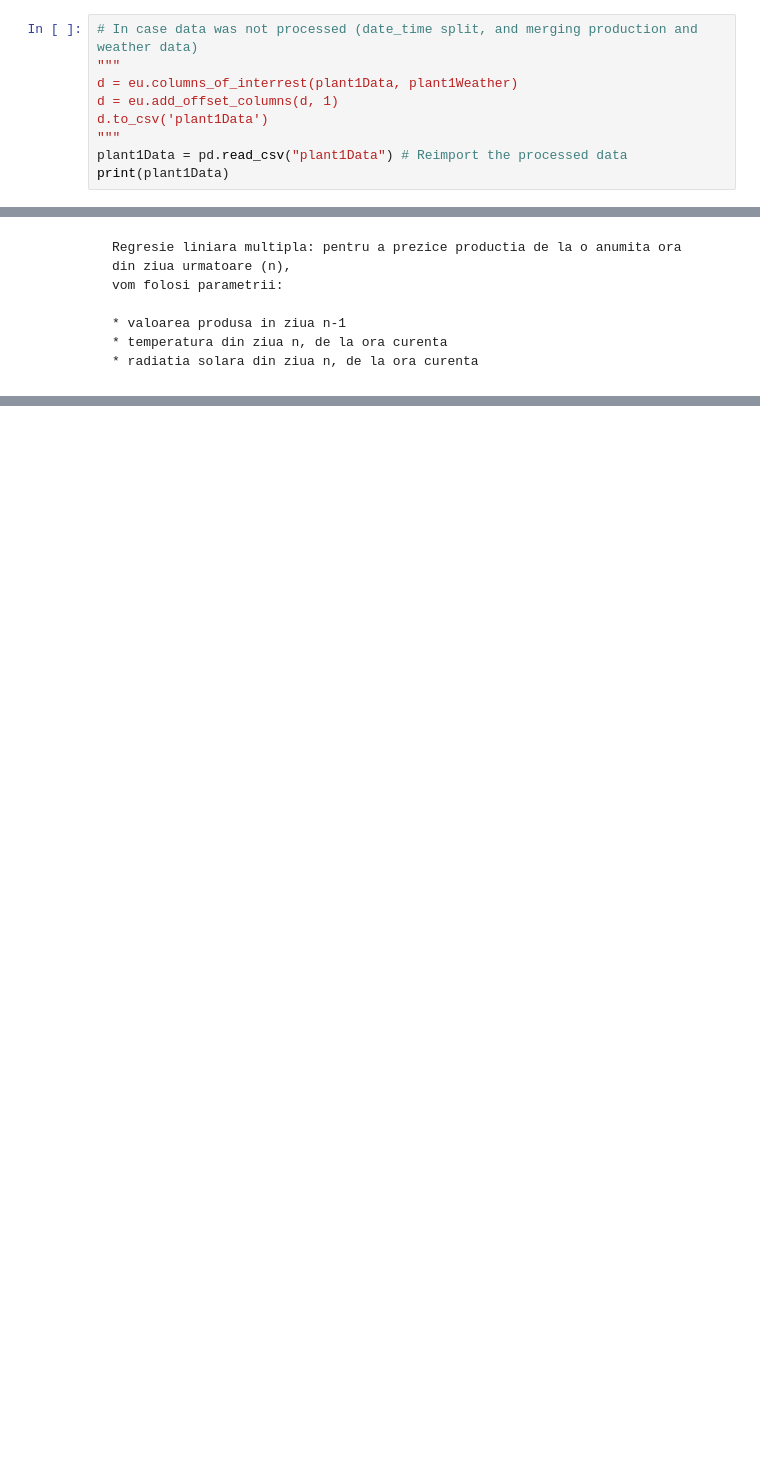
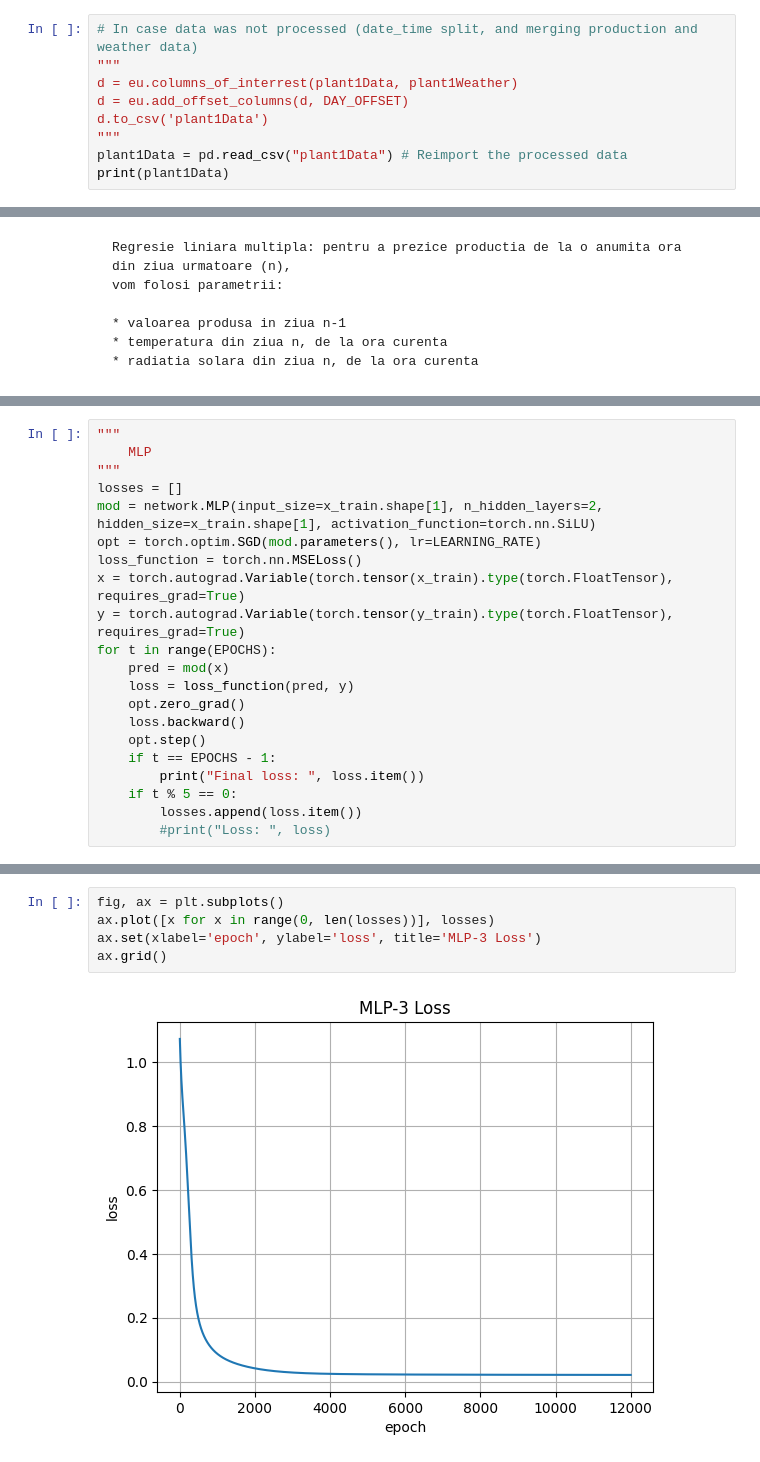
Before and after one commit to CiprianRegus/solar, a Jupyter notebook: Untitled.ipynb, the cells around one changed output, grey strips where cells are left out. Drawn from its saved outputs; the diff is of its cells as text; blank space fills up the shorter version.

```diff
--- a/Untitled.ipynb
+++ b/Untitled.ipynb
@@ -143,7 +153,7 @@ Name: AMBIENT_TEMPERATURE, Length: 3182, dtype: float64
 # In case data was not processed (date_time split, and merging production and weather data)
 """
 d = eu.columns_of_interrest(plant1Data, plant1Weather)
-d = eu.add_offset_columns(d, 1)
+d = eu.add_offset_columns(d, DAY_OFFSET)
 d.to_csv('plant1Data')
 """
 plant1Data = pd.read_csv("plant1Data") # Reimport the processed data
@@ -406,0 +400,21 @@ ax.grid()
+# %%
+"""
+    MLP
+"""
+losses = []
+mod = network.MLP(input_size=x_train.shape[1], n_hidden_layers=2, hidden_size=x_train.shape[1], activation_function=torch.nn.SiLU)
+opt = torch.optim.SGD(mod.parameters(), lr=LEARNING_RATE)
+loss_function = torch.nn.MSELoss()
+x = torch.autograd.Variable(torch.tensor(x_train).type(torch.FloatTensor), requires_grad=True)
+y = torch.autograd.Variable(torch.tensor(y_train).type(torch.FloatTensor), requires_grad=True)
+for t in range(EPOCHS):
+    pred = mod(x)
+    loss = loss_function(pred, y)
+    opt.zero_grad()
+    loss.backward()
+    opt.step()
+    if t == EPOCHS - 1:
+        print("Final loss: ", loss.item())
+    if t % 5 == 0:
+        losses.append(loss.item())
+        #print("Loss: ", loss)
@@ -406,0 +423,7 @@ ax.grid()
+# %%
+fig, ax = plt.subplots()
+ax.plot([x for x in range(0, len(losses))], losses)
+ax.set(xlabel='epoch', ylabel='loss', title='MLP-3 Loss')
+ax.grid()
+# %% [output]
+[figure, added]
```
Also changed, not shown: parts of 17 cells of this notebook, 8 other files.
